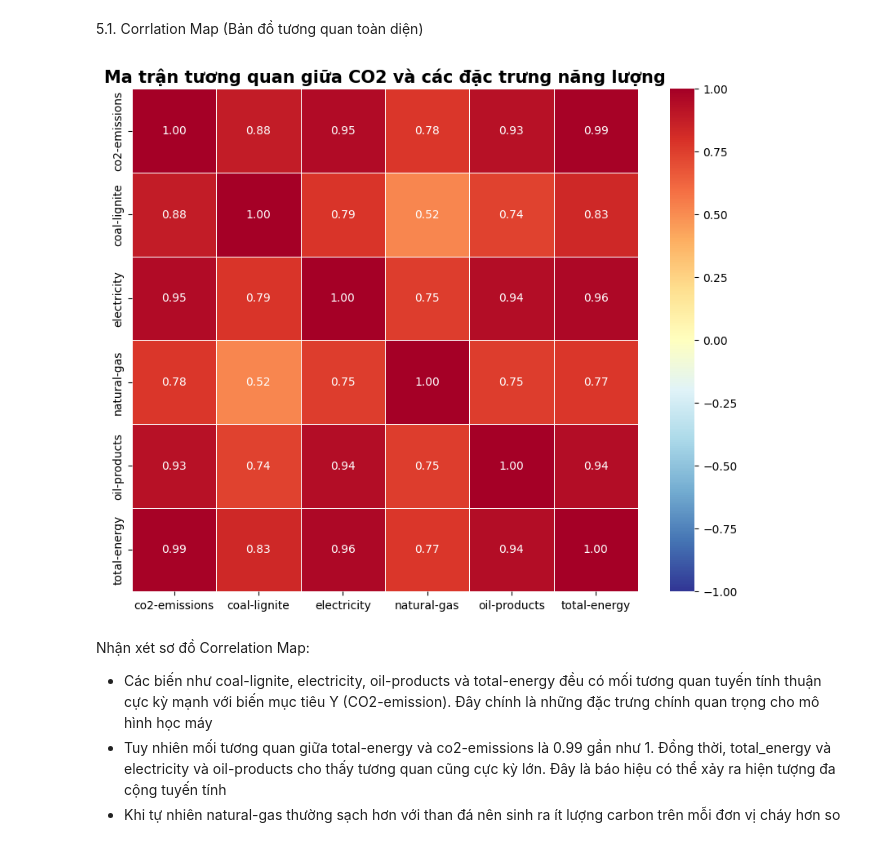
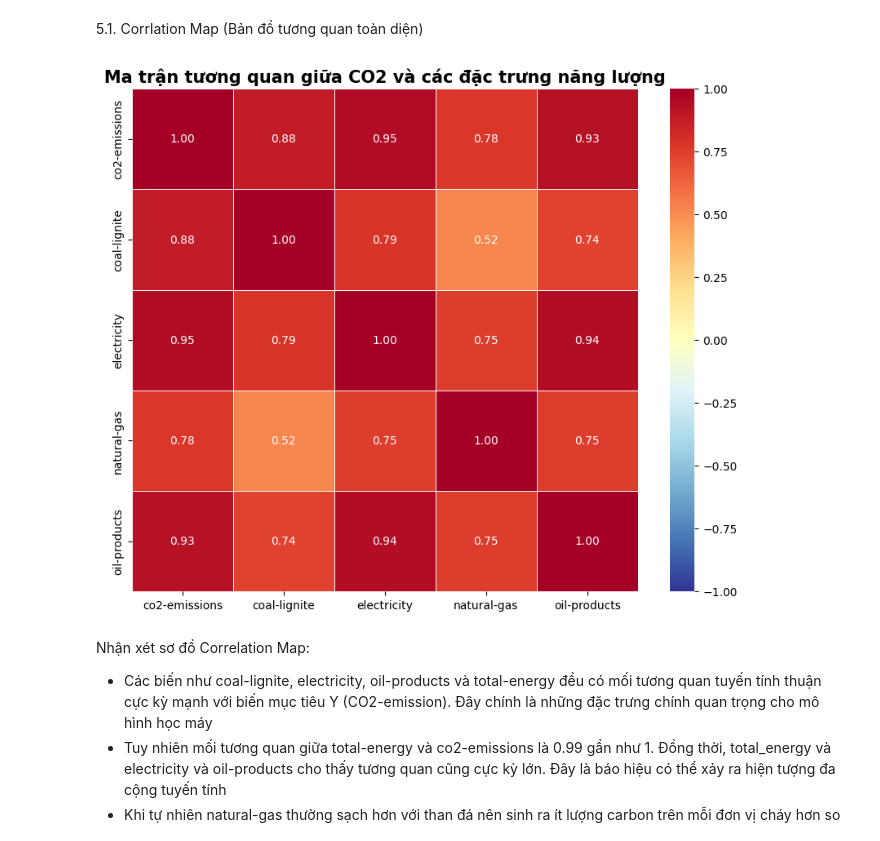
Before and after one commit to NganBui25/-CO2-Emissions-Prediction, a Jupyter notebook: full_data_crawler.ipynb, the cells around one changed output. Saved outputs shown, nothing was run; the diff lists cells and outputs as text; code cells hidden in the pictures.

```diff
--- a/full_data_crawler.ipynb
+++ b/full_data_crawler.ipynb
@@ -879,18 +992,18 @@ print("Đã hoàn tất Lựa chọn đặc trưng. Các cột thừa đã bị
 # %%
 import seaborn as sns
 import matplotlib.pyplot as plt
 
 df = pd.read_csv('process_Final.csv')
 
 num_cols = ['co2-emissions', 'coal-lignite', 'electricity',
-            'natural-gas', 'oil-products', 'total-energy']
+            'natural-gas', 'oil-products']
 
 plt.figure(figsize=(10, 8))
 sns.heatmap(df[num_cols].corr(), annot=True, cmap='RdYlBu_r', fmt=".2f", linewidths=0.5, vmin=-1, vmax=1)
 plt.title('Ma trận tương quan giữa CO2 và các đặc trưng năng lượng', fontsize=15, fontweight='bold')
 plt.show()
 # %% [output]
-[figure, old version]
+[figure, new version]
 # %% [markdown]
 Nhận xét sơ đồ Correlation Map:
 - Các biến như coal-lignite, electricity, oil-products và total-energy đều có mối tương quan tuyến tính thuận cực kỳ mạnh với biến mục tiêu Y (CO2-emission). Đây chính là những đặc trưng chính quan trọng cho mô hình học máy
```
Also changed, not shown: parts of 11 cells of this notebook, 1 other file.
